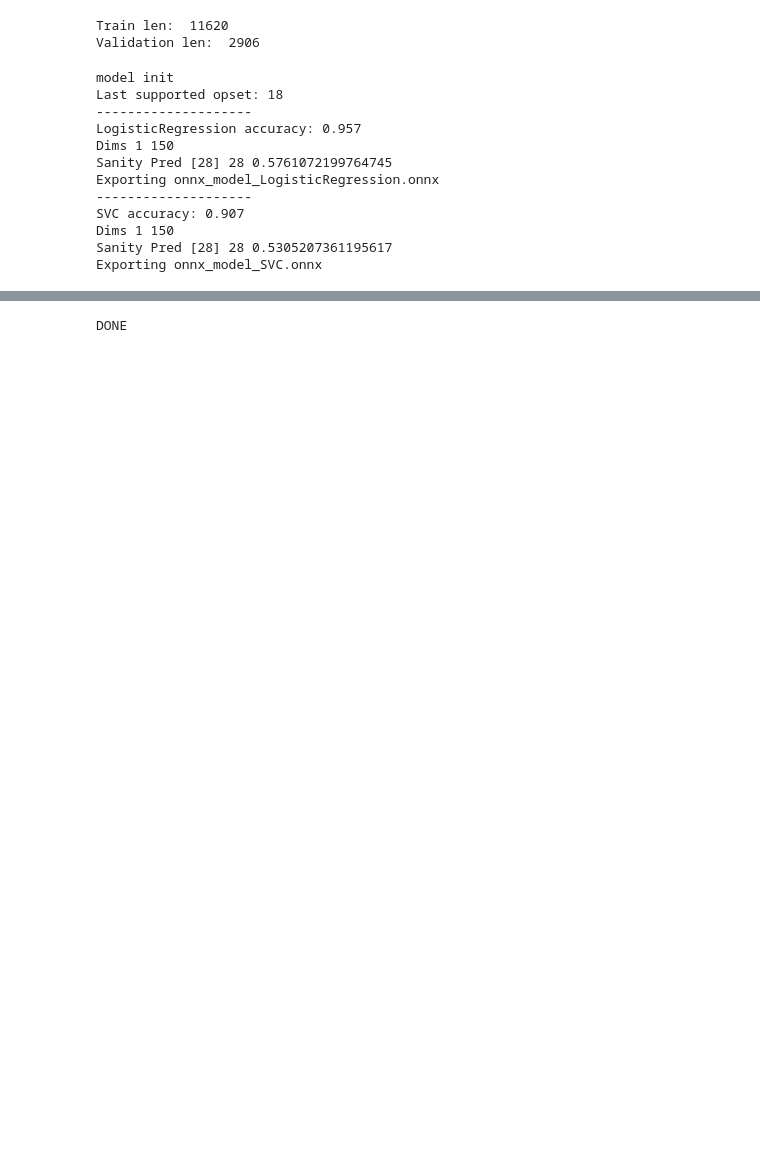
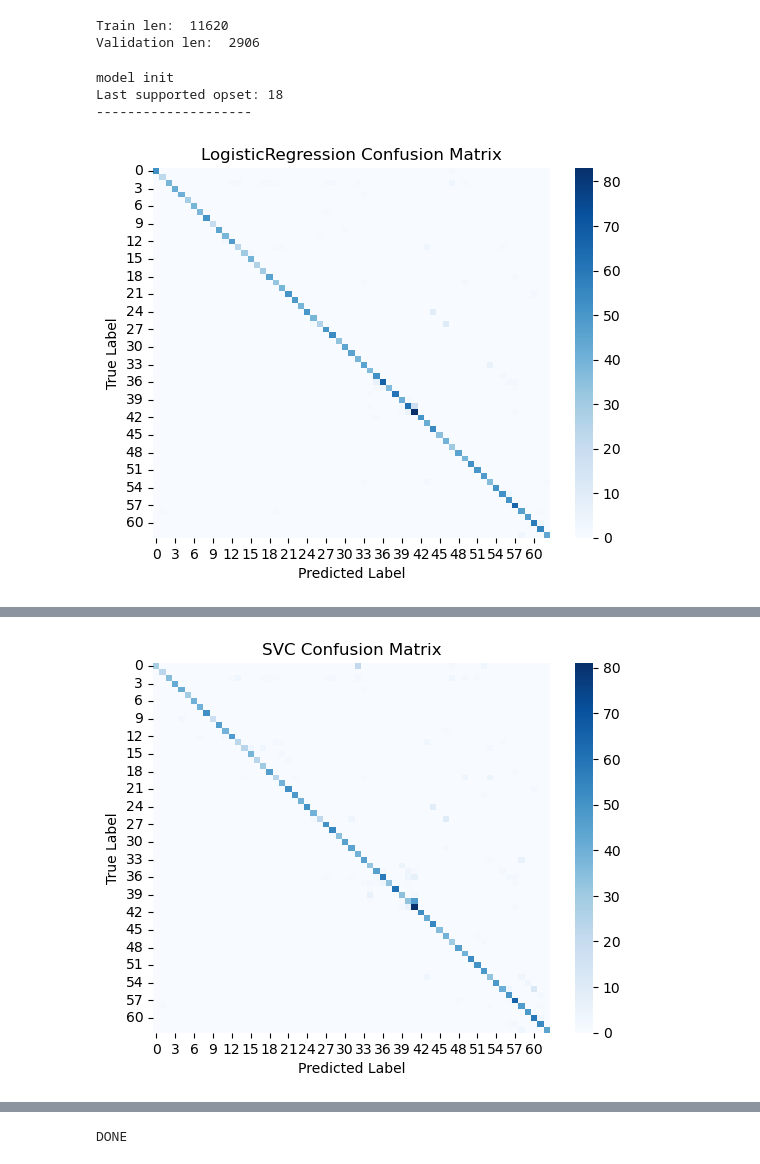
Before and after one commit to vergeman/pit-trader, a Jupyter notebook: model/scikit_models.ipynb, the cells around one changed output, grey strips where cells are left out. Drawn from its saved outputs; the diff is of its cells as text; code cells hidden in the pictures; blank space fills up the shorter version.

```diff
--- a/model/scikit_models.ipynb
+++ b/model/scikit_models.ipynb
@@ -97,82 +100,46 @@ print("Last supported opset:", __max_supported_opset__)
 
 # Train and test each model, and compute the accuracy score
 for model in models:
 
     print("--------------------")
 
     # Train the model
     model.fit(X_train, y_train)
 
     # Test the model and compute the accuracy score
     y_pred = model.predict(X_test)
-    #print("TEST", X_test, "PRED", y_pred)
-    #print(y_test, y_pred)
+
     accuracy = accuracy_score(y_test, y_pred)
+
+    # Eval visuals
+    cm = confusion_matrix(y_test, y_pred)
+    labels = dataset.class_map.keys()
+    df_cm = pd.DataFrame(cm, index=labels, columns=labels)
+    sns.heatmap(df_cm, annot=False, cmap='Blues', fmt='g')
+    plt.title(f"{model.__class__.__name__} Confusion Matrix")
+    plt.xlabel('Predicted Label')
+    plt.ylabel('True Label')
+    plt.show()
 
     # Print the model's name and accuracy score
     print(model.__class__.__name__, "accuracy: {:.3f}".format(accuracy) )
-
-
-    # Sanity check
-    X=[
-    -1, -1, -1, -1, -1, -1, -1, -1, -1, -1, -1, -1, -1, -1, -1, -1, -1, -1, -1,
-    -1, -1, -1, -1, -1, -1, -1, -1, -1, -1, -1, -1, -1, -1, -1, -1, -1, -1, -1,
-    -1, -1, -1, -1, -1, -1, -1, -1, -1, -1, -1, -1, -1, -1, -1, -1, -1, -1, -1,
-    -1, -1, -1, -1, -1, -1, 0.08243870735168457, 0.3272324204444885,
-    3.296062232038821e-7, 0.11587709188461304, 0.2649609446525574,
-    -0.010733608156442642, 0.12738025188446045, 0.20119965076446533,
-    -0.02170146442949772, 0.13692301511764526, 0.1434585452079773,
-    -0.030385395511984825, 0.1565452218055725, 0.10842287540435791,
-    -0.03992266580462456, 0.07536429166793823, 0.15806376934051514,
-    -0.03490304946899414, 0.06413596868515015, 0.07703894376754761,
-    -0.04701704904437065, 0.0496293306350708, 0.031381964683532715,
-    -0.05240476876497269, 0.03681206703186035, -0.001009911298751831,
-    -0.05688896030187607, 0.03942376375198364, 0.1726135015487671,
-    -0.0374128557741642, 0.008090049028396606, 0.09009474515914917,
-    -0.04902489855885506, -0.013370007276535034, 0.04655855894088745,
-    -0.053542546927928925, -0.02887246012687683, 0.016812801361083984,
-    -0.05725706368684769, 0.012033134698867798, 0.19919347763061523,
-    -0.03908606246113777, -0.022472083568572998, 0.12650775909423828,
-    -0.049961891025304794, -0.039518654346466064, 0.08441585302352905,
-    -0.05658777803182602, -0.05035647749900818, 0.051334500312805176,
-    -0.062176283448934555, -0.006764203310012817, 0.2322888970375061,
-    -0.04069233685731888, -0.04757261276245117, 0.20167887210845947,
-    -0.05381026118993759, -0.07199111580848694, 0.1782442331314087,
-    -0.061005041003227234, -0.09040814638137817, 0.1531672477722168,
-    -0.06528844684362411, -0.04684633016586304, -0.07679343223571777,
-    0.028765380382537842, -0.07849520444869995, 0, 0, -0.0023369789123535156,
-    0.05037200450897217, -0.10711735486984253, -0.07638520002365112,
-    0.06266820430755615, -0.08347678184509277, -1, 0, -1, -1, -1, -1, -1, 1, 1,
-    1, 1, 1,
-  ];
-    X=np.array([X], dtype=np.float64)
-    print("Dims", len(X), len(X[0]))
-    pred = model.predict(X)
-    pred_prob = model.predict_proba(X)
-    # Garbage - 1, 28: 5 (correct), 37: 50
-    print("Sanity Pred", pred, list(pred_prob[0]).index( max(pred_prob[0])), max(pred_prob[0]) )
+    print("Classification Report")
+    print( classification_report(y_test, y_pred) )
+    print("------------")
 
     # Export Onnx
     onx = to_onnx(model, X=X_train, options={LogisticRegression: {'zipmap': False}, SVC: {'zipmap': False}})
 
-    filename = f"onnx_model_{model.__class__.__name__}.onnx"
+    filename = f"./export/model_onnx_{model.__class__.__name__}.onnx"
     print(f"Exporting {filename}")
 
     with open(filename, "wb") as f:
         f.write(onx.SerializeToString())
 
     model = onnx.load(filename)
     onnx.checker.check_model(filename)
 # %% [output]
 model init
 Last supported opset: 18
 --------------------
-LogisticRegression accuracy: 0.957
-Dims 1 150
-Sanity Pred [28] 28 0.5761072199764745
-Exporting onnx_model_LogisticRegression.onnx
---------------------
-SVC accuracy: 0.907
-Dims 1 150
-Sanity Pred [28] 28 0.5305207361195617
-Exporting onnx_model_SVC.onnx
+[figure, added]
@@ -178,0 +163 @@ Exporting onnx_model_SVC.onnx
+[figure, added]
```
Also changed, not shown: parts of 2 cells of this notebook, 22 other files.
